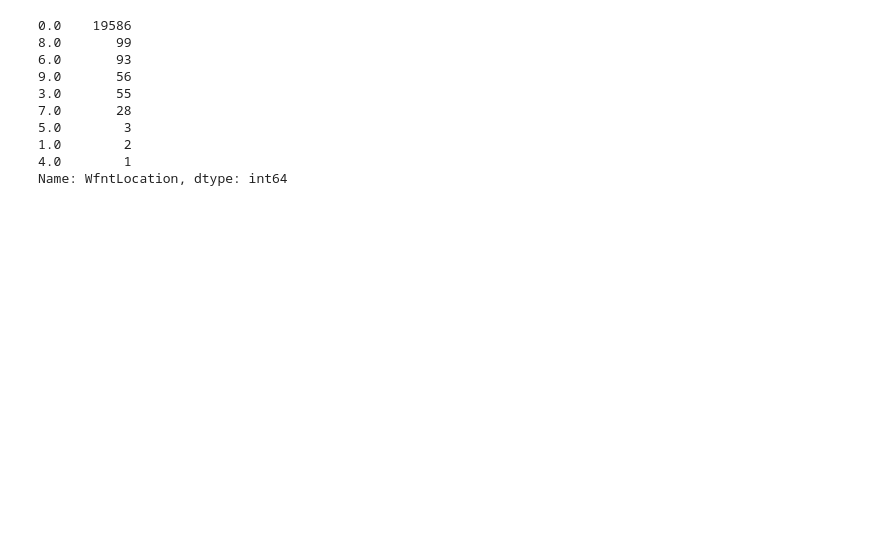
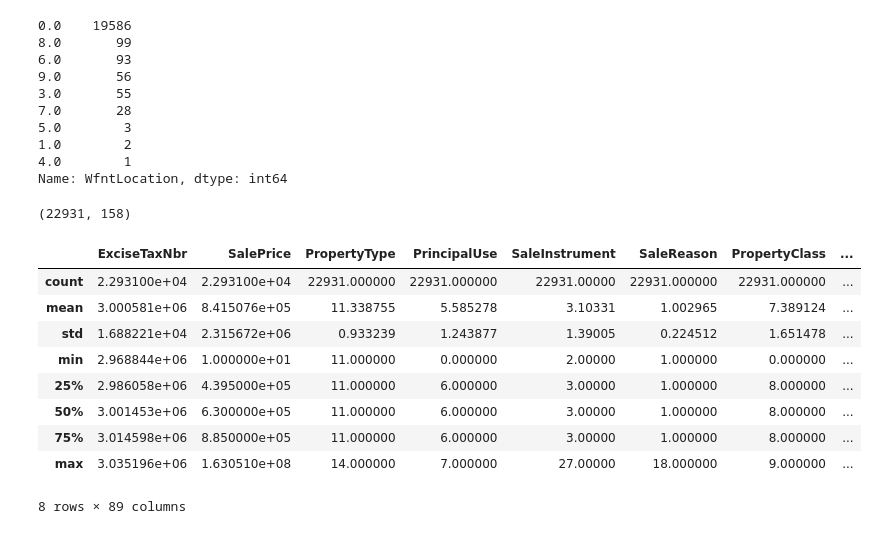
Before and after one commit to hmdev649/mod2-project, a Jupyter notebook: Exploratory Notebooks/Mihir Bhagat.ipynb, the cells around one changed output. Cells and saved outputs as stored; diff of their text form; code cells hidden in the pictures; blank space fills up the shorter version.

```diff
--- a/Exploratory Notebooks/Mihir Bhagat.ipynb
+++ b/Exploratory Notebooks/Mihir Bhagat.ipynb
@@ -16,10 +17,10 @@ from sklearn.linear_model import LinearRegression
 # %%
 #Load data into DataFrames
 
-df_sales = pd.read_csv('../Data/EXTR_RPSale.csv')
-df_res = pd.read_csv('../Data/EXTR_ResBldg.csv')
-df_lookup = pd.read_csv('../Data/EXTR_LookUp.csv')
-df_parcel = pd.read_csv('../Data/EXTR_Parcel.csv', encoding='latin-1')
+df_sales = pd.read_csv('../data/EXTR_RPSale.csv')
+df_res = pd.read_csv('../data/EXTR_ResBldg.csv')
+df_lookup = pd.read_csv('../data/EXTR_LookUp.csv')
+df_parcel = pd.read_csv('../data/EXTR_Parcel.csv', encoding='latin-1')
 # %%
 #Create 'Year' and 'MajorMinor' columns in df_sales
 
@@ -78,3 +79,20 @@ final_df['WfntLocation'].value_counts()
 1.0        2
 4.0        1
 Name: WfntLocation, dtype: int64
+# %%
+final_df.shape
+# %% [output]
+(22931, 158)
+# %%
+final_df.describe()
+# %% [output]
+|  | ExciseTaxNbr | SalePrice | PropertyType | PrincipalUse | SaleInstrument | SaleReason | PropertyClass | ... |
+| count | 2.293100e+04 | 2.293100e+04 | 22931.000000 | 22931.000000 | 22931.00000 | 22931.000000 | 22931.000000 | ... |
+| mean | 3.000581e+06 | 8.415076e+05 | 11.338755 | 5.585278 | 3.10331 | 1.002965 | 7.389124 | ... |
+| std | 1.688221e+04 | 2.315672e+06 | 0.933239 | 1.243877 | 1.39005 | 0.224512 | 1.651478 | ... |
+| min | 2.968844e+06 | 1.000000e+01 | 11.000000 | 0.000000 | 2.00000 | 1.000000 | 0.000000 | ... |
+| 25% | 2.986058e+06 | 4.395000e+05 | 11.000000 | 6.000000 | 3.00000 | 1.000000 | 8.000000 | ... |
+| 50% | 3.001453e+06 | 6.300000e+05 | 11.000000 | 6.000000 | 3.00000 | 1.000000 | 8.000000 | ... |
+| 75% | 3.014598e+06 | 8.850000e+05 | 11.000000 | 6.000000 | 3.00000 | 1.000000 | 8.000000 | ... |
+| max | 3.035196e+06 | 1.630510e+08 | 14.000000 | 7.000000 | 27.00000 | 18.000000 | 9.000000 | ... |
+8 rows × 89 columns
```
Also changed, not shown: parts of 24 cells of this notebook, 1 other file.
